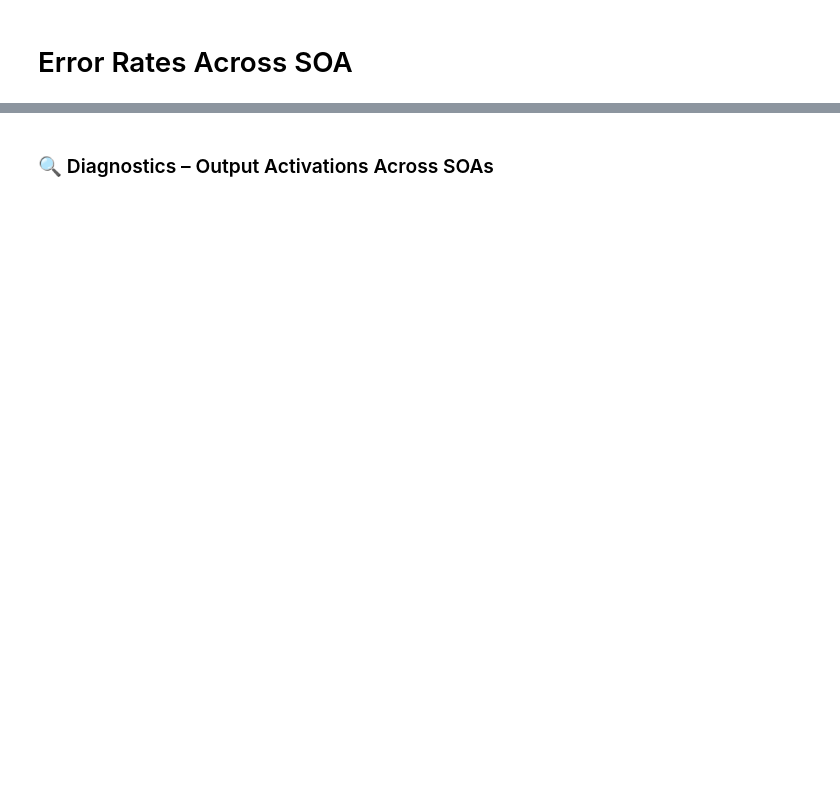
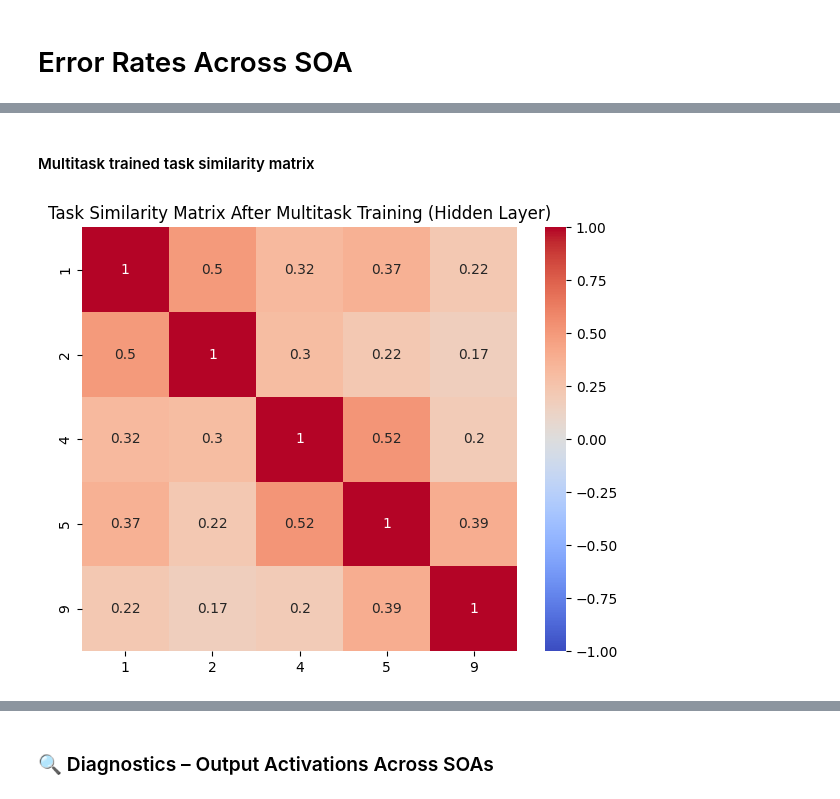
Before and after one commit to acesmeci/prp_model, a Jupyter notebook: PRP_Model.ipynb, the cells around one changed output, grey strips where cells are left out. Saved outputs shown, nothing was run; the diff lists cells and outputs as text; code cells hidden in the pictures; blank space fills up the shorter version.

```diff
--- a/PRP_Model.ipynb
+++ b/PRP_Model.ipynb
@@ -140,0 +203,50 @@ plt.show()
+# %% [markdown]
+#### Multitask trained task similarity matrix
+# %%
+from prp_model.multitask_generator import generate_multitask_patterns
+
+input_multi, tasks_multi, _, meta = generate_multitask_patterns(
+    N_pathways=3,
+    N_features=3,
+    samples_per_task=10,
+    relevant_tasks=[1, 2, 4, 5, 9]
+)
+
+task_ids_multi = meta["taskIdx"]  # Gives ID of each task combination
+
+# Split multi-task vectors into two individual tasks
+def extract_individual_tasks(task_vector):
+    return np.where(task_vector == 1)[0]  # e.g., [1, 4] if task_vector = [0,1,0,0,1,0,...]
+
+# Build per-task dataset from multitask inputs
+def split_multitask_data(input_multi, tasks_multi):
+    stim_list = []
+    task_list = []
+    task_ids = []
+
+    for stim, task_vec in zip(input_multi, tasks_multi):
+        task_ids_this = extract_individual_tasks(task_vec)
+        for tid in task_ids_this:
+            task_input = np.zeros_like(task_vec)
+            task_input[tid] = 1
+            stim_list.append(stim)
+            task_list.append(task_input)
+            task_ids.append(tid + 1)  # +1 to match MATLAB-style IDs
+
+    return np.array(stim_list), np.array(task_list), np.array(task_ids)
+
+# RUn hidden similarity analysis on multitask data
+stim_split, task_split, task_ids_split = split_multitask_data(input_multi, tasks_multi)
+
+mean_hidden_multi = get_mean_hidden_activations(net, stim_split, task_split, task_ids_split)
+task_ids_sorted, sim_matrix_multi = compute_task_similarity_matrix(mean_hidden_multi)
+
+# Visualize
+plt.figure(figsize=(6, 5))
+sns.heatmap(sim_matrix_multi, xticklabels=task_ids_sorted, yticklabels=task_ids_sorted, annot=True, cmap='coolwarm', vmin=-1, vmax=1)
+plt.title("Task Similarity Matrix After Multitask Training (Hidden Layer)")
+plt.tight_layout()
+plt.savefig("output/plots/task_similarity_matrix_multitask.png")
+plt.show()
+# %% [output]
+[figure, added]
```
Also changed, not shown: parts of 15 cells of this notebook, 7 other files.
